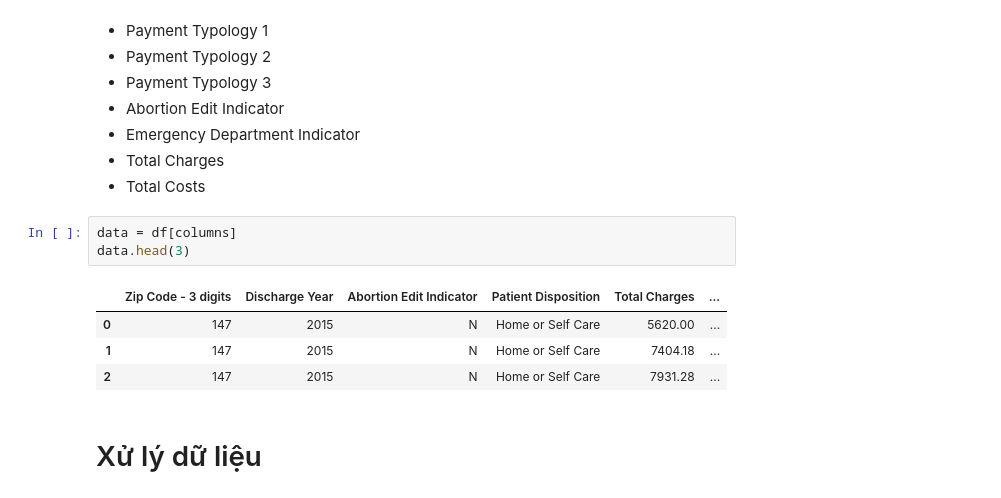
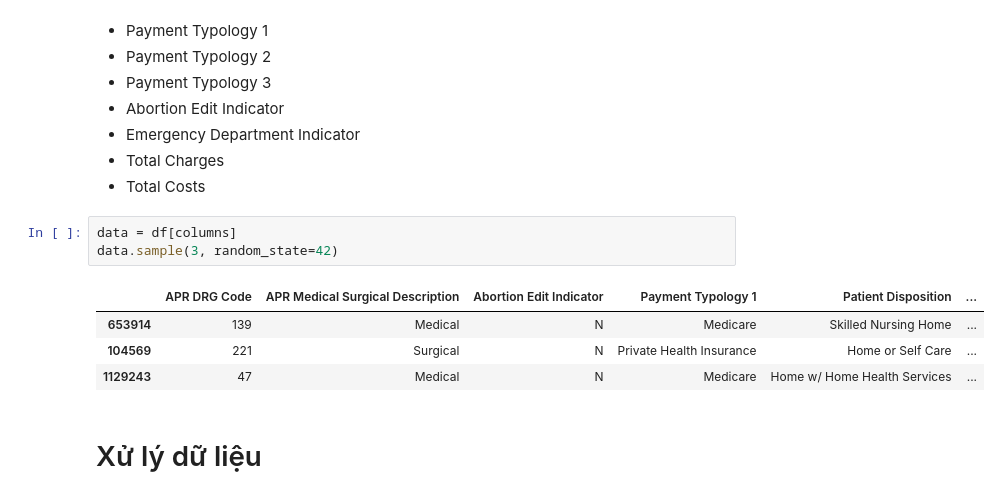
Before and after one commit to viplazylmht/P4DS_final, a Jupyter notebook: P4DS_Final.ipynb, the cells around one changed output. Cells and saved outputs as stored; diff of their text form.

Commit message:
Apply random seed to sample

```diff
--- a/P4DS_Final.ipynb
+++ b/P4DS_Final.ipynb
@@ -334,12 +334,12 @@ columns = set(df.columns) - set(del_columns)
 - Total Costs
 # %%
 data = df[columns]
-data.head(3)
+data.sample(3, random_state=42)
 # %% [output]
-|  | Zip Code - 3 digits | Discharge Year | Abortion Edit Indicator | Patient Disposition | Total Charges | ... |
-| 0 | 147 | 2015 | N | Home or Self Care | 5620.00 | ... |
-| 1 | 147 | 2015 | N | Home or Self Care | 7404.18 | ... |
-| 2 | 147 | 2015 | N | Home or Self Care | 7931.28 | ... |
+|  | APR DRG Code | APR Medical Surgical Description | Abortion Edit Indicator | Payment Typology 1 | Patient Disposition | ... |
+| 653914 | 139 | Medical | N | Medicare | Skilled Nursing Home | ... |
+| 104569 | 221 | Surgical | N | Private Health Insurance | Home or Self Care | ... |
+| 1129243 | 47 | Medical | N | Medicare | Home w/ Home Health Services | ... |
 # %% [markdown]
 # Xử lý dữ liệu
 # %% [markdown]
```
Also changed, not shown: parts of 6 cells of this notebook.
